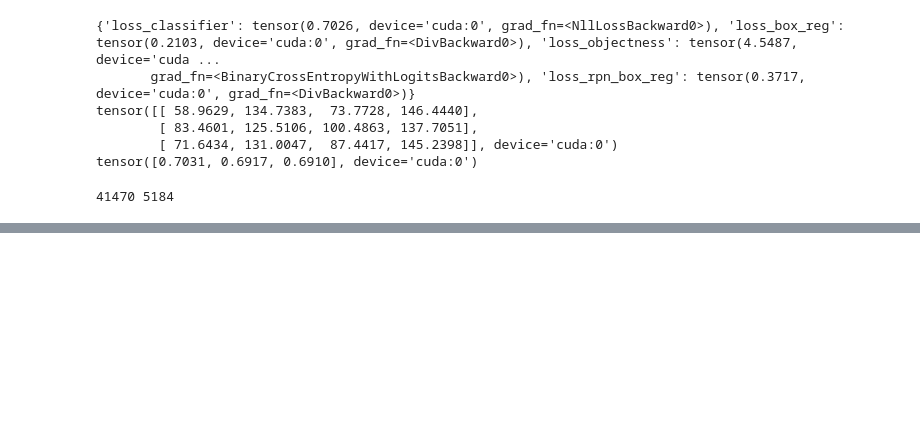
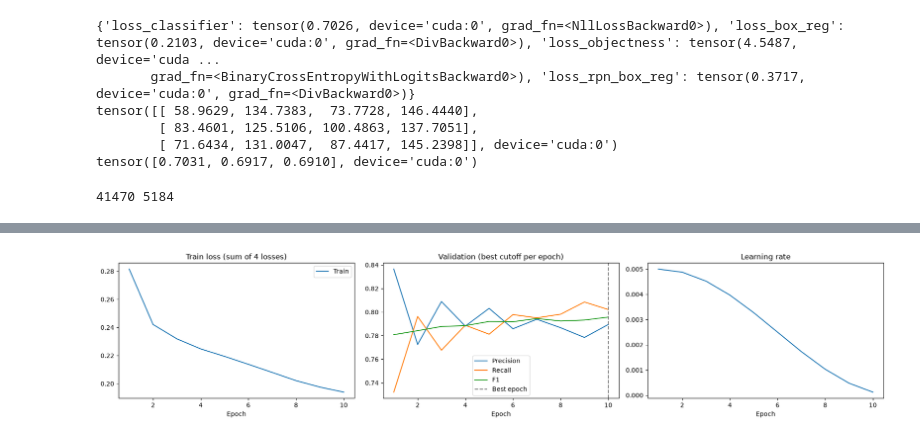
Before and after one commit to enesdemirelus/something-in-the-way, a Jupyter notebook: apps/ml/fine-tune.ipynb, the cells around one changed output, grey strips where cells are left out. Saved outputs shown, nothing was run; the diff lists cells and outputs as text; code cells hidden in the pictures; blank space fills up the shorter version.

```diff
--- a/apps/ml/fine-tune.ipynb
+++ b/apps/ml/fine-tune.ipynb
@@ -236,0 +244,83 @@ FileNotFoundError: [Errno 2] No such file or directory: 'src\\faster-rcnn\\01-si
+# %%
+# 0. Load the saved history
+history = json.loads((run_dir / "history.json").read_text())
+
+# 1. Notes
+best_epoch = history["val_f1"].index(max(history["val_f1"]))
+best_cutoff = history["best_cutoff"][best_epoch]
+n_params = sum(p.numel() for p in model.parameters())
+
+notes = f"""model: Faster R-CNN, ResNet-50 + FPN, pretrained on COCO, new 2-class head
+image size: min_size=256 (no enlarging)
+parameters: {n_params:,}
+optimizer: SGD, lr=0.005, momentum=0.9, weight_decay=0.0005, cosine schedule
+batch size: 8
+epochs: {len(history["val_f1"])}
+cutoffs tried: {cutoffs}
+match rule: box IoU >= 0.5
+best epoch: {best_epoch + 1}
+best val F1: {history["val_f1"][best_epoch]:.4f} at cutoff {best_cutoff}
+precision: {history["val_precision"][best_epoch]:.4f}
+recall: {history["val_recall"][best_epoch]:.4f}
+"""
+(run_dir / "notes.txt").write_text(notes)
+print(notes)
+
+# 2. Curves: train loss, val precision / recall / F1, learning rate
+epochs_range = range(1, len(history["train_loss"]) + 1)
+
+fig, (ax1, ax2, ax3) = plt.subplots(1, 3, figsize=(18, 4))
+
+ax1.plot(epochs_range, history["train_loss"], label="Train")
+ax1.set_title("Train loss (sum of 4 losses)")
+ax1.set_xlabel("Epoch")
+ax1.legend()
+
+ax2.plot(epochs_range, history["val_precision"], label="Precision")
+ax2.plot(epochs_range, history["val_recall"], label="Recall")
+ax2.plot(epochs_range, history["val_f1"], label="F1")
+ax2.axvline(best_epoch + 1, linestyle="--", color="gray", label="Best epoch")
+ax2.set_title("Validation (best cutoff per epoch)")
+ax2.set_xlabel("Epoch")
+ax2.legend()
+
+ax3.plot(epochs_range, history["lr"])
+ax3.set_title("Learning rate")
+ax3.set_xlabel("Epoch")
+
+plt.tight_layout()
+plt.savefig(run_dir / "curves.png", dpi=150, bbox_inches="tight")
+plt.show()
+
+# 3. Example predictions from the best saved model
+model.load_state_dict(torch.load(run_dir / "model.pt", map_location=device))
+model.eval()
+
+fig, axes = plt.subplots(4, 2, figsize=(8, 16))
+
+for i, (ax_true, ax_pred) in enumerate(axes):
+    image, target = val_set[i]
+    with torch.no_grad():
+        out = model([image.to(device)])[0]
+    keep = out["scores"] > best_cutoff
+    pred_boxes = out["boxes"][keep].cpu()
+    pred_scores = out["scores"][keep].cpu()
+
+    ax_true.imshow(image.permute(1, 2, 0))
+    for x1, y1, x2, y2 in target["boxes"]:
+        ax_true.add_patch(Rectangle((x1, y1), x2 - x1, y2 - y1, fill=False, edgecolor="lime", linewidth=1.5))
+    ax_true.set_title(f"Image {val_ids[i]}: true boxes")
+
+    ax_pred.imshow(image.permute(1, 2, 0))
+    for (x1, y1, x2, y2), s in zip(pred_boxes, pred_scores):
+        ax_pred.add_patch(Rectangle((x1, y1), x2 - x1, y2 - y1, fill=False, edgecolor="red", linewidth=1.5))
+        ax_pred.text(x1, y1 - 2, f"{s:.2f}", color="red", fontsize=7)
+    ax_pred.set_title(f"Predicted (cutoff {best_cutoff})")
+
+    for ax in (ax_true, ax_pred):
+        ax.axis("off")
+
+plt.tight_layout()
+plt.savefig(run_dir / "predictions.png", dpi=150, bbox_inches="tight")
+plt.show()
+# %% [output]
@@ -236,0 +339 @@ FileNotFoundError: [Errno 2] No such file or directory: 'src\\faster-rcnn\\01-si
+[figure, added]
```
Also changed, not shown: parts of 2 cells of this notebook, 5 other files.
